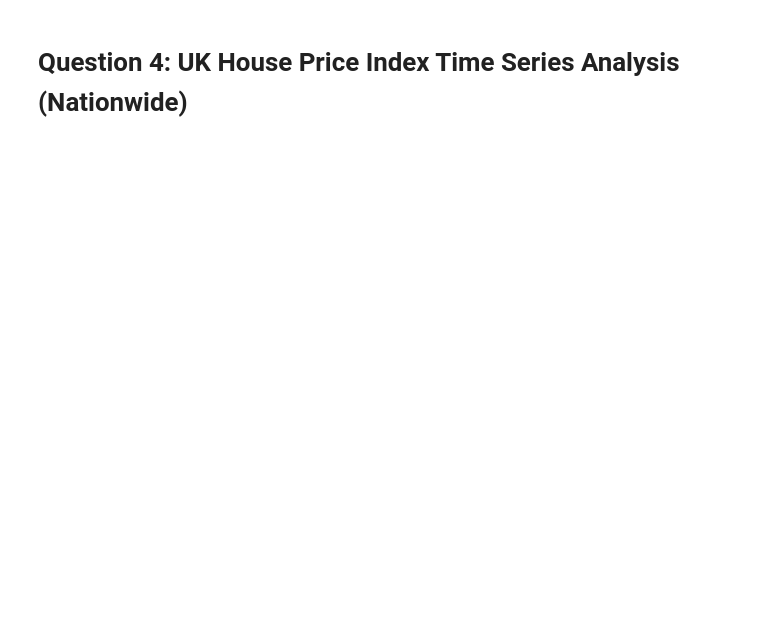
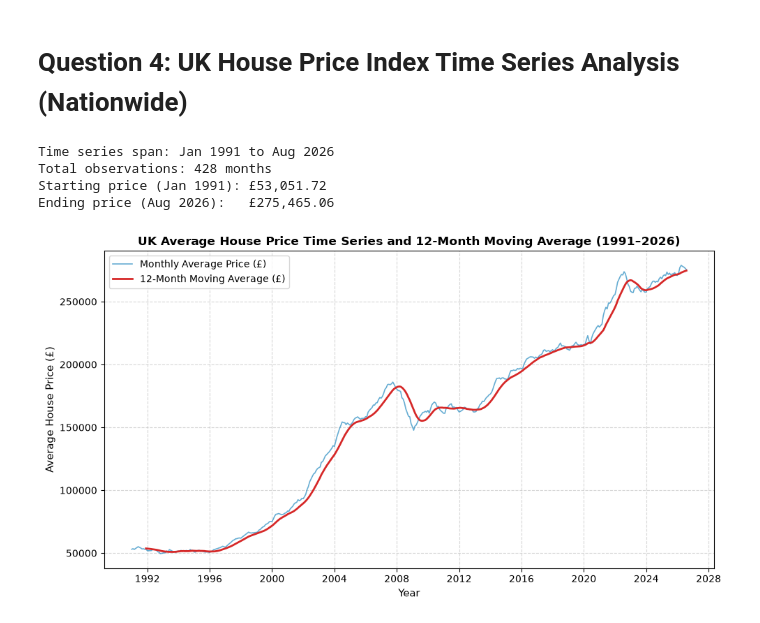
Before and after one commit to Alaindeve1/DIAML_3, a Jupyter notebook: nalain_DIAML_Assignment3.ipynb, the cells around one changed output. Cells and saved outputs as stored; diff of their text form; code cells hidden in the pictures; blank space fills up the shorter version.

```diff
--- a/nalain_DIAML_Assignment3.ipynb
+++ b/nalain_DIAML_Assignment3.ipynb
@@ -334,35 +399,41 @@ import numpy as np
 import matplotlib.pyplot as plt
 
 # 1. Load data from Excel (Sheet 'Monthly')
-uk_housing_raw = pd.read_excel('Monthly.xlsx', sheet_name='Monthly', skiprows=1)
+uk_housing_raw = pd.read_excel('Monthly.xlsx', sheet_name='Monthly')
 
 # Extract Date and Average House Price columns
 uk_housing_df = uk_housing_raw.iloc[:, [0, 1]].dropna().copy()
 uk_housing_df.columns = ['date', 'average_price']
 uk_housing_df['date'] = pd.to_datetime(uk_housing_df['date'])
 uk_housing_df = uk_housing_df.sort_values('date').reset_index(drop=True)
 
 # 2. Calculate 12-month rolling moving average
 uk_housing_df['ma_12_month'] = uk_housing_df['average_price'].rolling(window=12).mean()
 
 # 3. Time series plot with moving average overlay
 plt.figure(figsize=(10, 5.5))
 plt.plot(uk_housing_df['date'], uk_housing_df['average_price'], label='Monthly Average Price (£)', color='#0077b6', alpha=0.6, linewidth=1.2)
 plt.plot(uk_housing_df['date'], uk_housing_df['ma_12_month'], label='12-Month Moving Average (£)', color='#d62828', linewidth=2.0)
 
 plt.xlabel('Year', fontsize=11)
 plt.ylabel('Average House Price (£)', fontsize=11)
 plt.title('UK Average House Price Time Series and 12-Month Moving Average (1991–2026)', fontsize=12, fontweight='bold')
 plt.legend(frameon=True, facecolor='white', loc='upper left')
 plt.grid(True, linestyle='--', alpha=0.5)
 plt.tight_layout()
 plt.show()
 
 # Display summary range
 print(f"Time series span: {uk_housing_df['date'].min().strftime('%b %Y')} to {uk_housing_df['date'].max().strftime('%b %Y')}")
 print(f"Total observations: {len(uk_housing_df)} months")
 print(f"Starting price ({uk_housing_df['date'].min().strftime('%b %Y')}): £{uk_housing_df['average_price'].iloc[0]:,.2f}")
 print(f"Ending price ({uk_housing_df['date'].max().strftime('%b %Y')}):   £{uk_housing_df['average_price'].iloc[-1]:,.2f}")
+# %% [output]
+Time series span: Jan 1991 to Aug 2026
+Total observations: 428 months
+Starting price (Jan 1991): £53,051.72
+Ending price (Aug 2026):   £275,465.06
+[figure, added]
 # %%
 # (b) Calculate Year-on-Year (YoY) percentage change, plot series, and identify extremes
 
```
Also changed, not shown: parts of 15 cells of this notebook.
